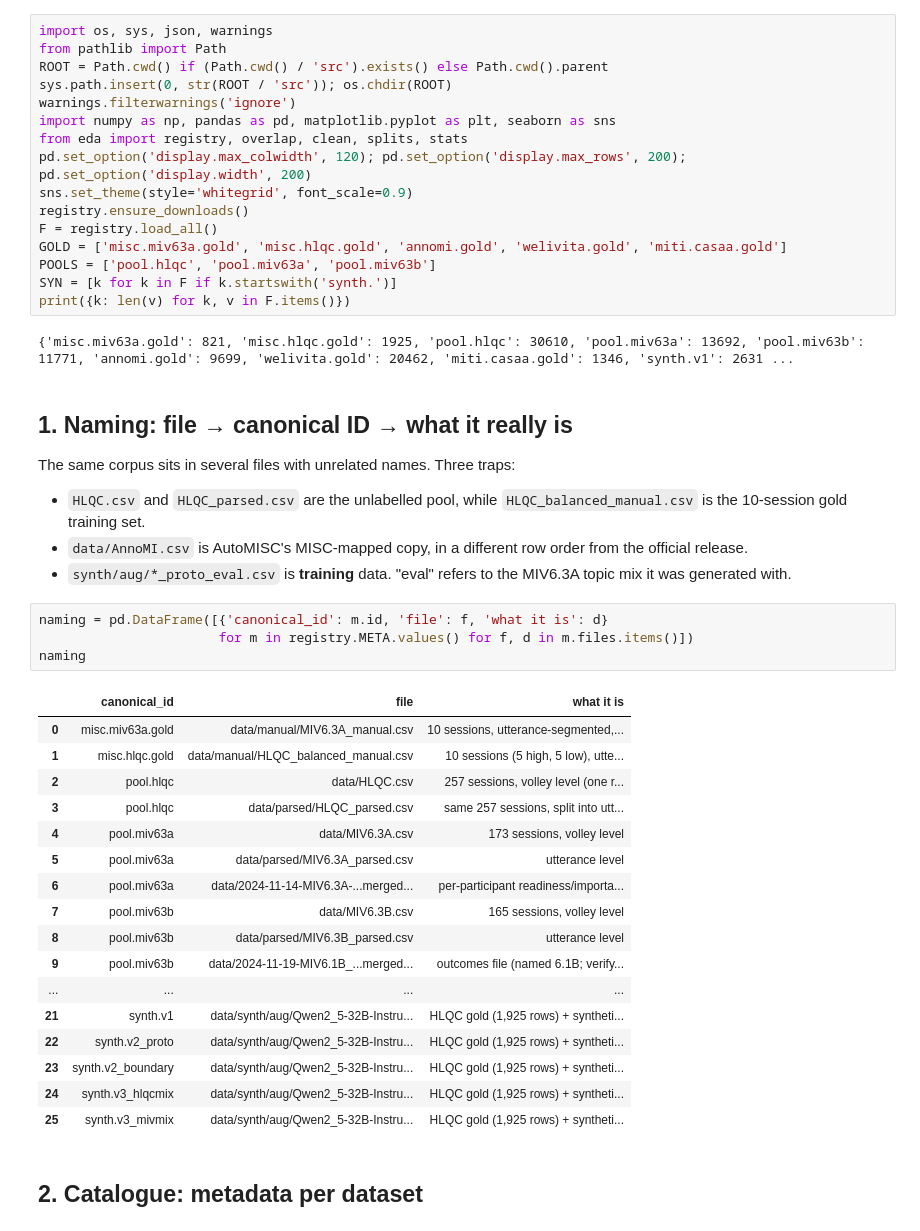
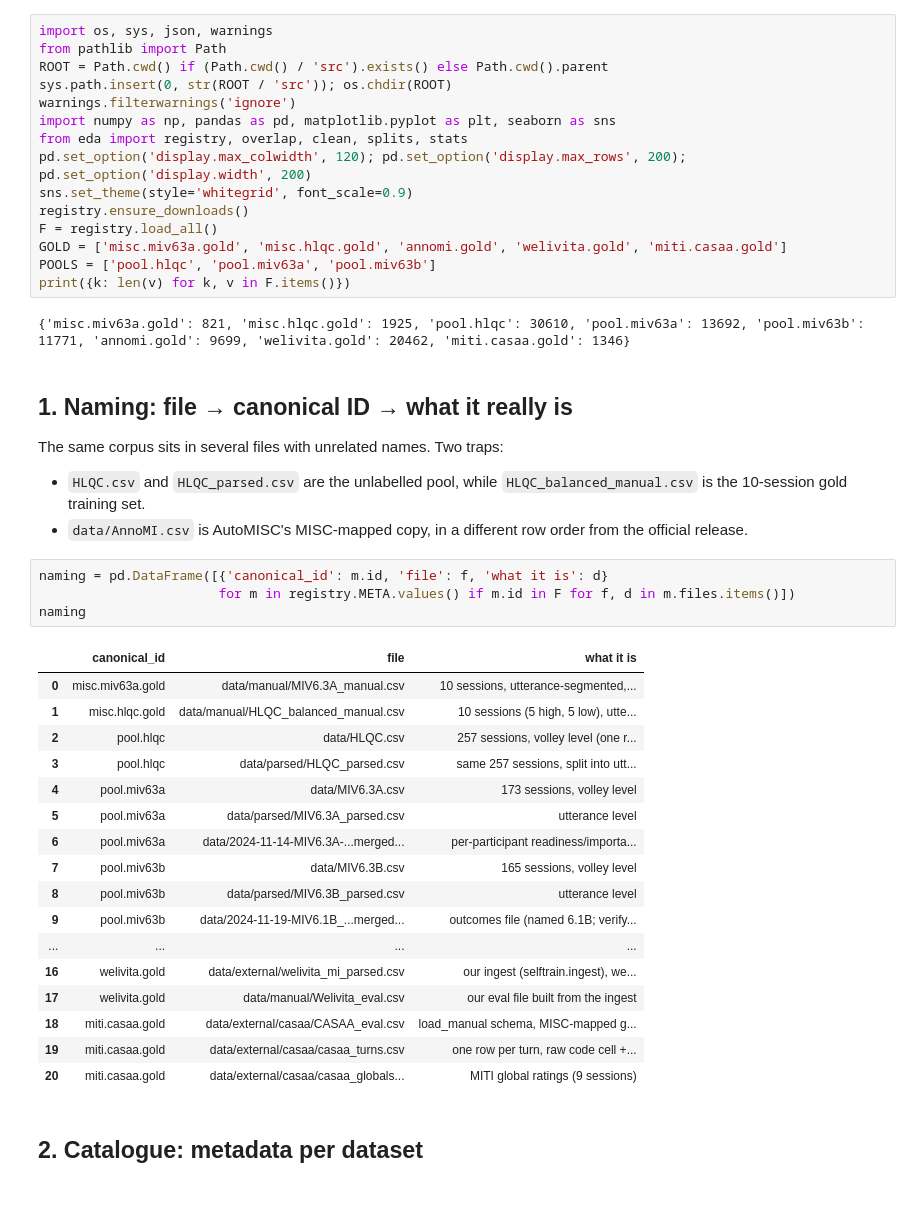
Before and after one commit to Zme874amy/Behavioral-Coding, a Jupyter notebook: notebooks/datasets_eda.ipynb, the cells around one changed output. Drawn from its saved outputs; the diff is of its cells as text; blank space fills up the shorter version.

```diff
--- a/notebooks/datasets_eda.ipynb
+++ b/notebooks/datasets_eda.ipynb
@@ -28,38 +30,36 @@ registry.ensure_downloads()
 F = registry.load_all()
 GOLD = ['misc.miv63a.gold', 'misc.hlqc.gold', 'annomi.gold', 'welivita.gold', 'miti.casaa.gold']
 POOLS = ['pool.hlqc', 'pool.miv63a', 'pool.miv63b']
-SYN = [k for k in F if k.startswith('synth.')]
 print({k: len(v) for k, v in F.items()})
 # %% [output]
-{'misc.miv63a.gold': 821, 'misc.hlqc.gold': 1925, 'pool.hlqc': 30610, 'pool.miv63a': 13692, 'pool.miv63b': 11771, 'annomi.gold': 9699, 'welivita.gold': 20462, 'miti.casaa.gold': 1346, 'synth.v1': 2631 ...
+{'misc.miv63a.gold': 821, 'misc.hlqc.gold': 1925, 'pool.hlqc': 30610, 'pool.miv63a': 13692, 'pool.miv63b': 11771, 'annomi.gold': 9699, 'welivita.gold': 20462, 'miti.casaa.gold': 1346}
 # %% [markdown]
 ## 1. Naming: file → canonical ID → what it really is
-The same corpus sits in several files with unrelated names. Three traps:
+The same corpus sits in several files with unrelated names. Two traps:
 - `HLQC.csv` and `HLQC_parsed.csv` are the unlabelled pool, while `HLQC_balanced_manual.csv` is the 10-session gold training set.
 - `data/AnnoMI.csv` is AutoMISC's MISC-mapped copy, in a different row order from the official release.
-- `synth/aug/*_proto_eval.csv` is **training** data. "eval" refers to the MIV6.3A topic mix it was generated with.
 # %%
 naming = pd.DataFrame([{'canonical_id': m.id, 'file': f, 'what it is': d}
-                       for m in registry.META.values() for f, d in m.files.items()])
+                       for m in registry.META.values() if m.id in F for f, d in m.files.items()])
 naming
 # %% [output]
 |  | canonical_id | file | what it is |
 | 0 | misc.miv63a.gold | data/manual/MIV6.3A_manual.csv | 10 sessions, utterance-segmented,... |
 | 1 | misc.hlqc.gold | data/manual/HLQC_balanced_manual.csv | 10 sessions (5 high, 5 low), utte... |
 | 2 | pool.hlqc | data/HLQC.csv | 257 sessions, volley level (one r... |
 | 3 | pool.hlqc | data/parsed/HLQC_parsed.csv | same 257 sessions, split into utt... |
 | 4 | pool.miv63a | data/MIV6.3A.csv | 173 sessions, volley level |
 | 5 | pool.miv63a | data/parsed/MIV6.3A_parsed.csv | utterance level |
 | 6 | pool.miv63a | data/2024-11-14-MIV6.3A-...merged... | per-participant readiness/importa... |
 | 7 | pool.miv63b | data/MIV6.3B.csv | 165 sessions, volley level |
 | 8 | pool.miv63b | data/parsed/MIV6.3B_parsed.csv | utterance level |
 | 9 | pool.miv63b | data/2024-11-19-MIV6.1B_...merged... | outcomes file (named 6.1B; verify... |
 | ... | ... | ... | ... |
-| 21 | synth.v1 | data/synth/aug/Qwen2_5-32B-Instru... | HLQC gold (1,925 rows) + syntheti... |
-| 22 | synth.v2_proto | data/synth/aug/Qwen2_5-32B-Instru... | HLQC gold (1,925 rows) + syntheti... |
-| 23 | synth.v2_boundary | data/synth/aug/Qwen2_5-32B-Instru... | HLQC gold (1,925 rows) + syntheti... |
-| 24 | synth.v3_hlqcmix | data/synth/aug/Qwen2_5-32B-Instru... | HLQC gold (1,925 rows) + syntheti... |
-| 25 | synth.v3_mivmix | data/synth/aug/Qwen2_5-32B-Instru... | HLQC gold (1,925 rows) + syntheti... |
+| 16 | welivita.gold | data/external/welivita_mi_parsed.csv | our ingest (selftrain.ingest), we... |
+| 17 | welivita.gold | data/manual/Welivita_eval.csv | our eval file built from the ingest |
+| 18 | miti.casaa.gold | data/external/casaa/CASAA_eval.csv | load_manual schema, MISC-mapped g... |
+| 19 | miti.casaa.gold | data/external/casaa/casaa_turns.csv | one row per turn, raw code cell +... |
+| 20 | miti.casaa.gold | data/external/casaa/casaa_globals... | MITI global ratings (9 sessions) |
 # %% [markdown]
 ## 2. Catalogue: metadata per dataset
 # %%
```
Also changed, not shown: parts of 22 cells of this notebook, 8 other files.
